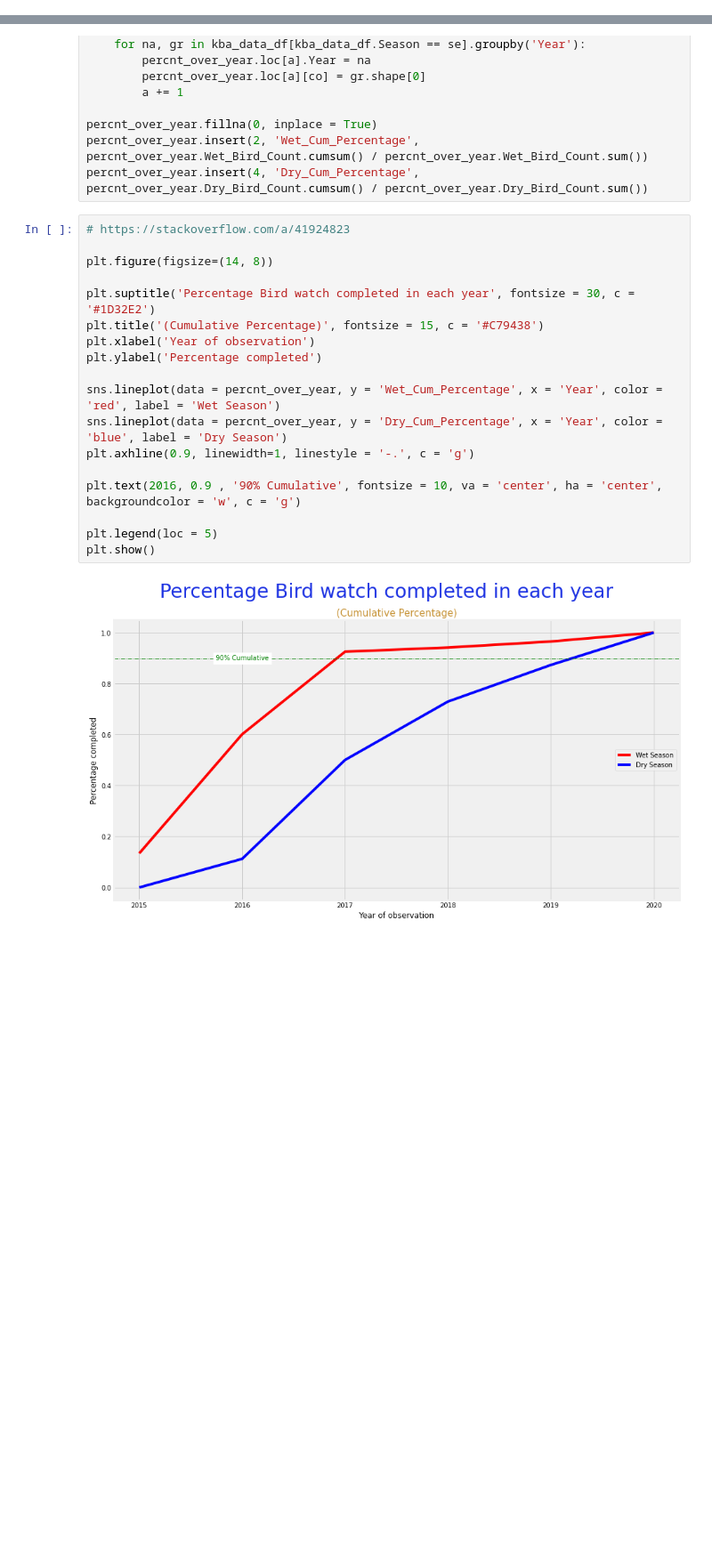
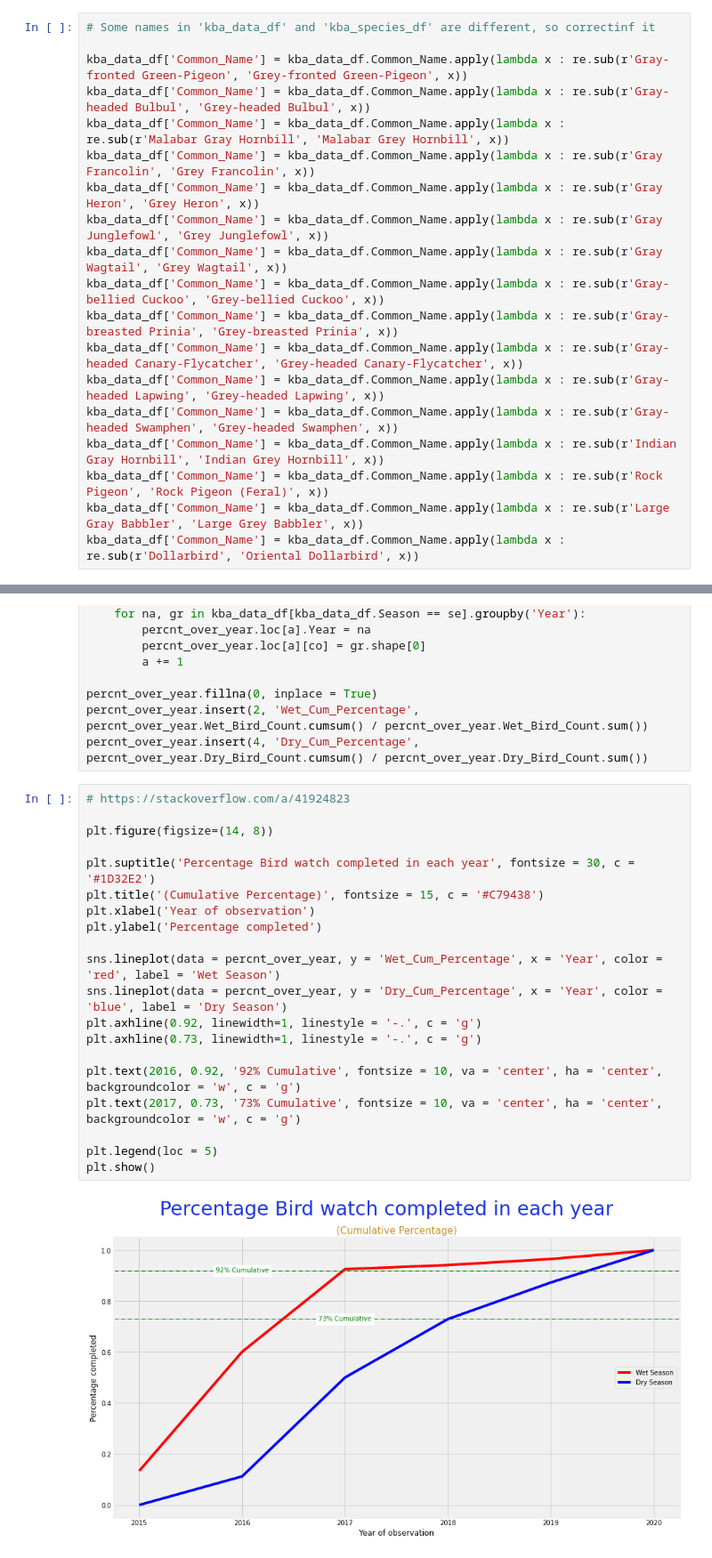
Before and after one commit to jishnukoliyadan/Kerala_Bird_Atlas, a Jupyter notebook: Kerala_Bird_Atlas.ipynb, the cells around one changed output, grey strips where cells are left out. Shown at 89% size. Cells and saved outputs as stored; diff of their text form; blank space fills up the shorter version.

```diff
--- a/Kerala_Bird_Atlas.ipynb
+++ b/Kerala_Bird_Atlas.ipynb
@@ -267,6 +268,25 @@ List_ID is having 127 missing values ie, 0.0422% of total data
 Shape of 'kba_data_df' after dropping columns (300882, 7)
 # %% [markdown]
 # Exploration - Generating New Features
+# %%
+# Some names in 'kba_data_df' and 'kba_species_df' are different, so correctinf it
+
+kba_data_df['Common_Name'] = kba_data_df.Common_Name.apply(lambda x : re.sub(r'Gray-fronted Green-Pigeon', 'Grey-fronted Green-Pigeon', x))
+kba_data_df['Common_Name'] = kba_data_df.Common_Name.apply(lambda x : re.sub(r'Gray-headed Bulbul', 'Grey-headed Bulbul', x))
+kba_data_df['Common_Name'] = kba_data_df.Common_Name.apply(lambda x : re.sub(r'Malabar Gray Hornbill', 'Malabar Grey Hornbill', x))
+kba_data_df['Common_Name'] = kba_data_df.Common_Name.apply(lambda x : re.sub(r'Gray Francolin', 'Grey Francolin', x))
+kba_data_df['Common_Name'] = kba_data_df.Common_Name.apply(lambda x : re.sub(r'Gray Heron', 'Grey Heron', x))
+kba_data_df['Common_Name'] = kba_data_df.Common_Name.apply(lambda x : re.sub(r'Gray Junglefowl', 'Grey Junglefowl', x))
+kba_data_df['Common_Name'] = kba_data_df.Common_Name.apply(lambda x : re.sub(r'Gray Wagtail', 'Grey Wagtail', x))
+kba_data_df['Common_Name'] = kba_data_df.Common_Name.apply(lambda x : re.sub(r'Gray-bellied Cuckoo', 'Grey-bellied Cuckoo', x))
+kba_data_df['Common_Name'] = kba_data_df.Common_Name.apply(lambda x : re.sub(r'Gray-breasted Prinia', 'Grey-breasted Prinia', x))
+kba_data_df['Common_Name'] = kba_data_df.Common_Name.apply(lambda x : re.sub(r'Gray-headed Canary-Flycatcher', 'Grey-headed Canary-Flycatcher', x))
+kba_data_df['Common_Name'] = kba_data_df.Common_Name.apply(lambda x : re.sub(r'Gray-headed Lapwing', 'Grey-headed Lapwing', x))
+kba_data_df['Common_Name'] = kba_data_df.Common_Name.apply(lambda x : re.sub(r'Gray-headed Swamphen', 'Grey-headed Swamphen', x))
+kba_data_df['Common_Name'] = kba_data_df.Common_Name.apply(lambda x : re.sub(r'Indian Gray Hornbill', 'Indian Grey Hornbill', x))
+kba_data_df['Common_Name'] = kba_data_df.Common_Name.apply(lambda x : re.sub(r'Rock Pigeon', 'Rock Pigeon (Feral)', x))
+kba_data_df['Common_Name'] = kba_data_df.Common_Name.apply(lambda x : re.sub(r'Large Gray Babbler', 'Large Grey Babbler', x))
+kba_data_df['Common_Name'] = kba_data_df.Common_Name.apply(lambda x : re.sub(r'Dollarbird', 'Oriental Dollarbird', x))
 # %%
 #Convert 'Date' column from 'category' to 'datetime64[ns]'
 
@@ -702,23 +719,25 @@ percnt_over_year.insert(4, 'Dry_Cum_Percentage', percnt_over_year.Dry_Bird_Count
 # %%
 # https://stackoverflow.com/a/41924823
 
 plt.figure(figsize=(14, 8))
 
 plt.suptitle('Percentage Bird watch completed in each year', fontsize = 30, c = '#1D32E2')
 plt.title('(Cumulative Percentage)', fontsize = 15, c = '#C79438')
 plt.xlabel('Year of observation')
 plt.ylabel('Percentage completed')
 
 sns.lineplot(data = percnt_over_year, y = 'Wet_Cum_Percentage', x = 'Year', color = 'red', label = 'Wet Season')
 sns.lineplot(data = percnt_over_year, y = 'Dry_Cum_Percentage', x = 'Year', color = 'blue', label = 'Dry Season')
-plt.axhline(0.9, linewidth=1, linestyle = '-.', c = 'g')
+plt.axhline(0.92, linewidth=1, linestyle = '-.', c = 'g')
+plt.axhline(0.73, linewidth=1, linestyle = '-.', c = 'g')
 
-plt.text(2016, 0.9 , '90% Cumulative', fontsize = 10, va = 'center', ha = 'center', backgroundcolor = 'w', c = 'g')
+plt.text(2016, 0.92, '92% Cumulative', fontsize = 10, va = 'center', ha = 'center', backgroundcolor = 'w', c = 'g')
+plt.text(2017, 0.73, '73% Cumulative', fontsize = 10, va = 'center', ha = 'center', backgroundcolor = 'w', c = 'g')
 
 plt.legend(loc = 5)
 plt.show()
 # %% [output]
-[figure, old version]
+[figure, new version]
 # %% [markdown]
 <div class="alert alert-success" role="alert">
   <h3><font color ='red'>Observation</font></h3>
```
Also changed, not shown: parts of 25 cells of this notebook.
